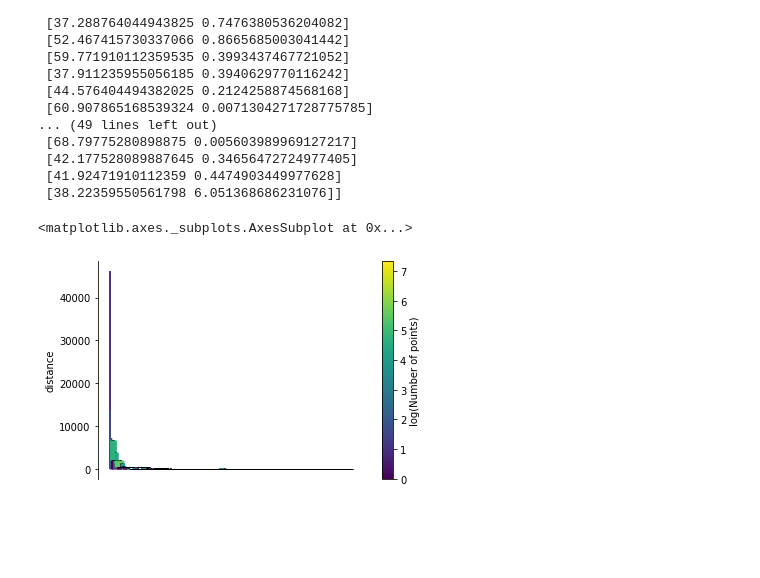
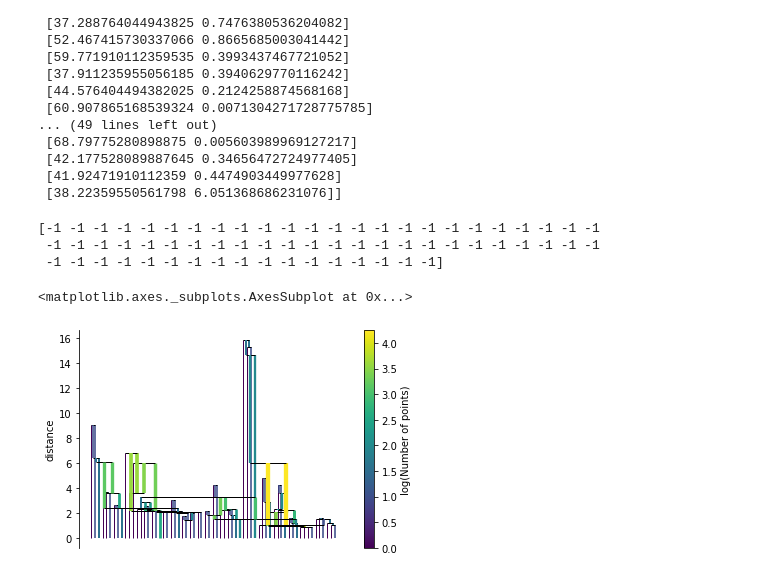
Before and after one commit to spjy/covid-temperature, a Jupyter notebook: covid.ipynb, the cells around one changed output. Cells and saved outputs as stored; diff of their text form; code cells hidden in the pictures; blank space fills up the shorter version.

```diff
--- a/covid.ipynb
+++ b/covid.ipynb
@@ -386,12 +386,18 @@ print(final_data.values[:,4:6])
 # %%
 import hdbscan
 from sklearn.datasets import make_blobs
 
 clusterer = hdbscan.RobustSingleLinkage(cut=0.125, k=7)
-cluster_labels = clusterer.fit_predict(data)
+cluster_labels = clusterer.fit_predict(final_data.values[:,4:6])
+
+print(cluster_labels)
+
 hierarchy = clusterer.cluster_hierarchy_
 alt_labels = hierarchy.get_clusters(0.100, 5)
 hierarchy.plot()
 # %% [output]
-<matplotlib.axes._subplots.AxesSubplot at 0x...>
+[-1 -1 -1 -1 -1 -1 -1 -1 -1 -1 -1 -1 -1 -1 -1 -1 -1 -1 -1 -1 -1 -1 -1 -1
+ -1 -1 -1 -1 -1 -1 -1 -1 -1 -1 -1 -1 -1 -1 -1 -1 -1 -1 -1 -1 -1 -1 -1 -1
+ -1 -1 -1 -1 -1 -1 -1 -1 -1 -1 -1 -1 -1 -1 -1 -1 -1]
+<matplotlib.axes._subplots.AxesSubplot at 0x...>
-[figure, old version]
+[figure, new version]
```
Also changed, not shown: parts of 1 cell of this notebook, 3 other files.
